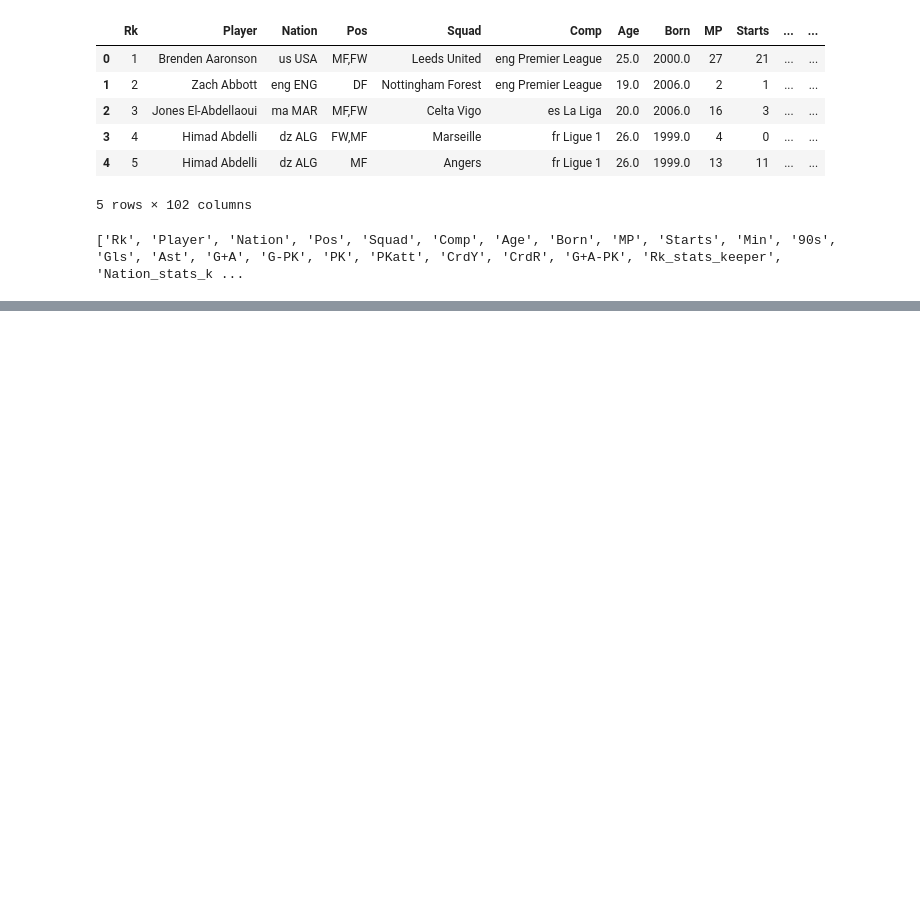
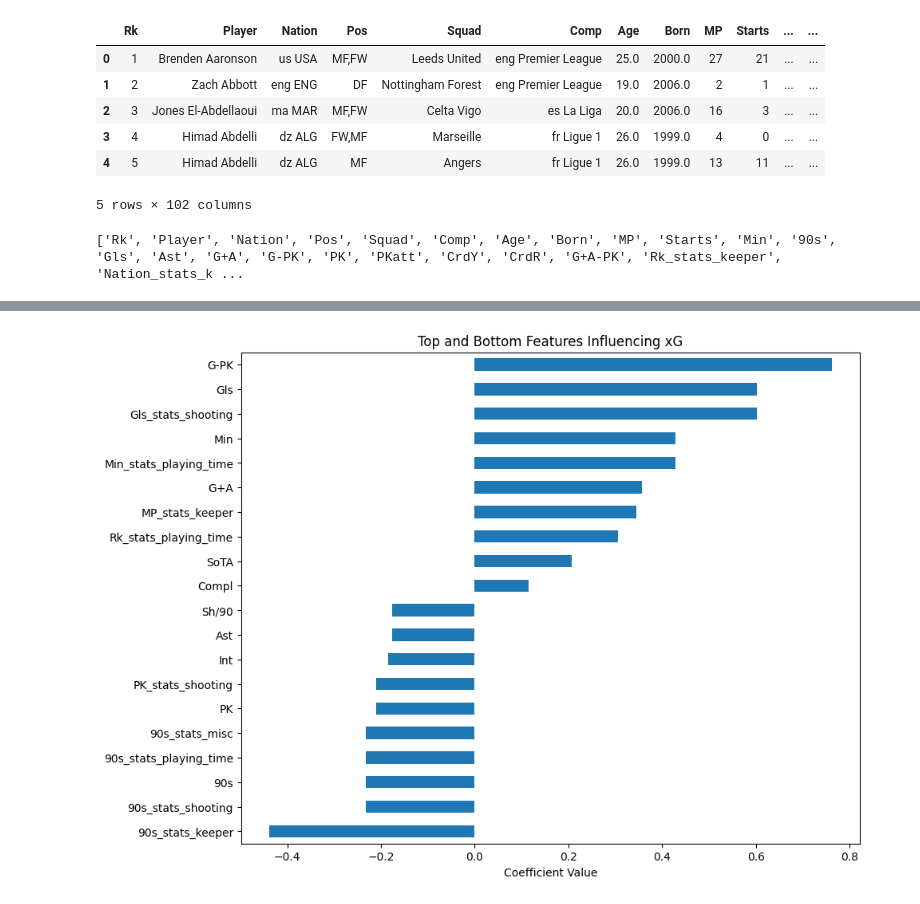
Before and after one commit to KzZe-Sama/ML-GroupProjectWSU, a Jupyter notebook: file.ipynb, the cells around one changed output, grey strips where cells are left out. Saved outputs shown, nothing was run; the diff lists cells and outputs as text; code cells hidden in the pictures; blank space fills up the shorter version.

```diff
--- a/file.ipynb
+++ b/file.ipynb
@@ -40,0 +60,9 @@ print(features.columns.tolist())
+# %%
+# 5. Train-Test Split
+from sklearn.model_selection import train_test_split
+X_train, X_test, y_train, y_test = train_test_split(
+    X, y, test_size=0.2, random_state=42
+)
+
+print("Training samples:", X_train.shape)
+print("Testing samples:", X_test.shape)
@@ -40,0 +72,9 @@ print(features.columns.tolist())
+# %%
+#feature scaling
+from sklearn.discriminant_analysis import StandardScaler
+
+
+scaler = StandardScaler()
+
+X_train_scaled = scaler.fit_transform(X_train)
+X_test_scaled = scaler.transform(X_test)
@@ -40,0 +185,18 @@ print(features.columns.tolist())
+# %%
+# Get coefficients from the linear model
+importance = pd.Series(model.coef_, index=X.columns).sort_values(ascending=False)
+
+# Use concat instead of append
+top_10 = importance.head(10)
+bottom_10 = importance.tail(10)
+to_plot = pd.concat([top_10, bottom_10])
+
+# Plotting
+plt.figure(figsize=(10, 8))
+to_plot.plot(kind='barh')
+plt.title('Top and Bottom Features Influencing xG')
+plt.xlabel('Coefficient Value')
+plt.gca().invert_yaxis() # Optional: keeps the highest value at the top
+plt.show()
+# %% [output]
+[figure, added]
```
Also changed, not shown: parts of 13 cells of this notebook.
